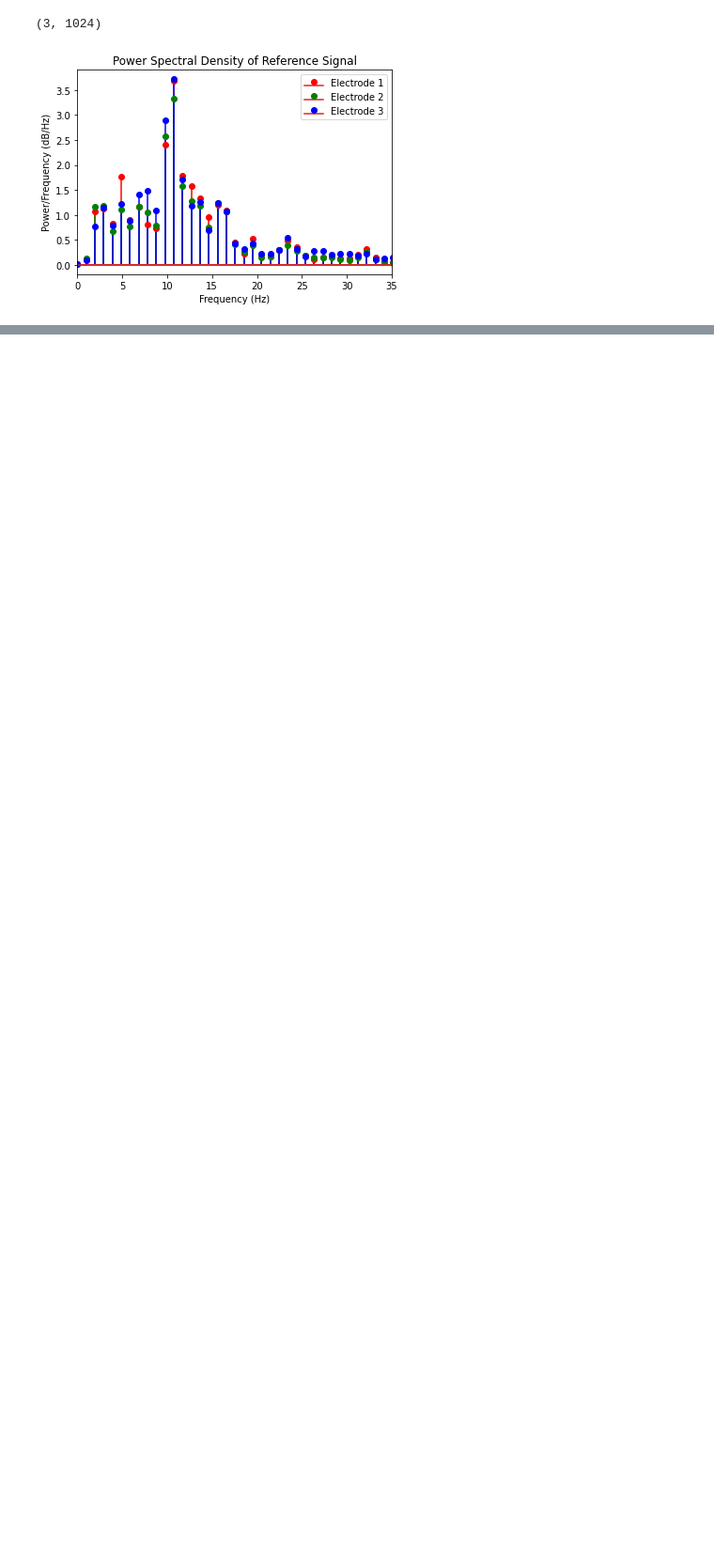
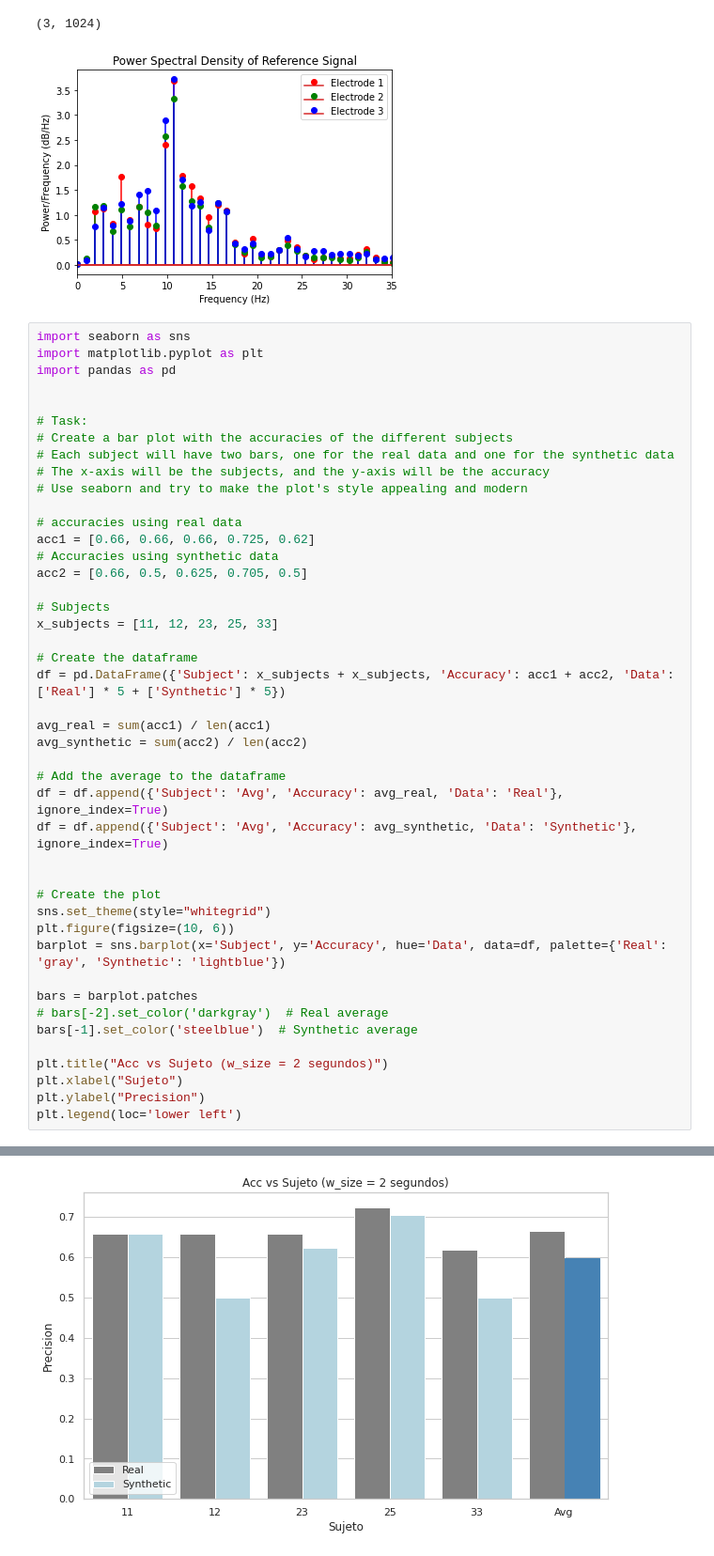
Before and after one commit to loaspra/stargan-ssvep, a Jupyter notebook: new_data_processing.ipynb, the cells around one changed output, grey strips where cells are left out. Shown at 94% size. Saved outputs shown, nothing was run; the diff lists cells and outputs as text; blank space fills up the shorter version.

```diff
--- a/new_data_processing.ipynb
+++ b/new_data_processing.ipynb
@@ -400,3 +398,48 @@ plt.show()
 # %% [output]
 (3, 1024)
 [figure]
+# %%
+import seaborn as sns
+import matplotlib.pyplot as plt
+import pandas as pd
+
+
+# Task:
+# Create a bar plot with the accuracies of the different subjects
+# Each subject will have two bars, one for the real data and one for the synthetic data
+# The x-axis will be the subjects, and the y-axis will be the accuracy
+# Use seaborn and try to make the plot's style appealing and modern
+
+# accuracies using real data
+acc1 = [0.66, 0.66, 0.66, 0.725, 0.62]
+# Accuracies using synthetic data
+acc2 = [0.66, 0.5, 0.625, 0.705, 0.5]
+
+# Subjects
+x_subjects = [11, 12, 23, 25, 33]
+
+# Create the dataframe
+df = pd.DataFrame({'Subject': x_subjects + x_subjects, 'Accuracy': acc1 + acc2, 'Data': ['Real'] * 5 + ['Synthetic'] * 5})
+
+avg_real = sum(acc1) / len(acc1)
+avg_synthetic = sum(acc2) / len(acc2)
+
+# Add the average to the dataframe
+df = df.append({'Subject': 'Avg', 'Accuracy': avg_real, 'Data': 'Real'}, ignore_index=True)
+df = df.append({'Subject': 'Avg', 'Accuracy': avg_synthetic, 'Data': 'Synthetic'}, ignore_index=True)
+
+
+# Create the plot
+sns.set_theme(style="whitegrid")
+plt.figure(figsize=(10, 6))
+barplot = sns.barplot(x='Subject', y='Accuracy', hue='Data', data=df, palette={'Real': 'gray', 'Synthetic': 'lightblue'})
+
+bars = barplot.patches
+# bars[-2].set_color('darkgray')  # Real average
+bars[-1].set_color('steelblue')  # Synthetic average
+
+plt.title("Acc vs Sujeto (w_size = 2 segundos)")
+plt.xlabel("Sujeto")
+plt.ylabel("Precision")
+plt.legend(loc='lower left')
+# %% [output]
@@ -402,0 +447 @@ plt.show()
+[figure, added]
```
Also changed, not shown: parts of 5 cells of this notebook, 8 other files.
